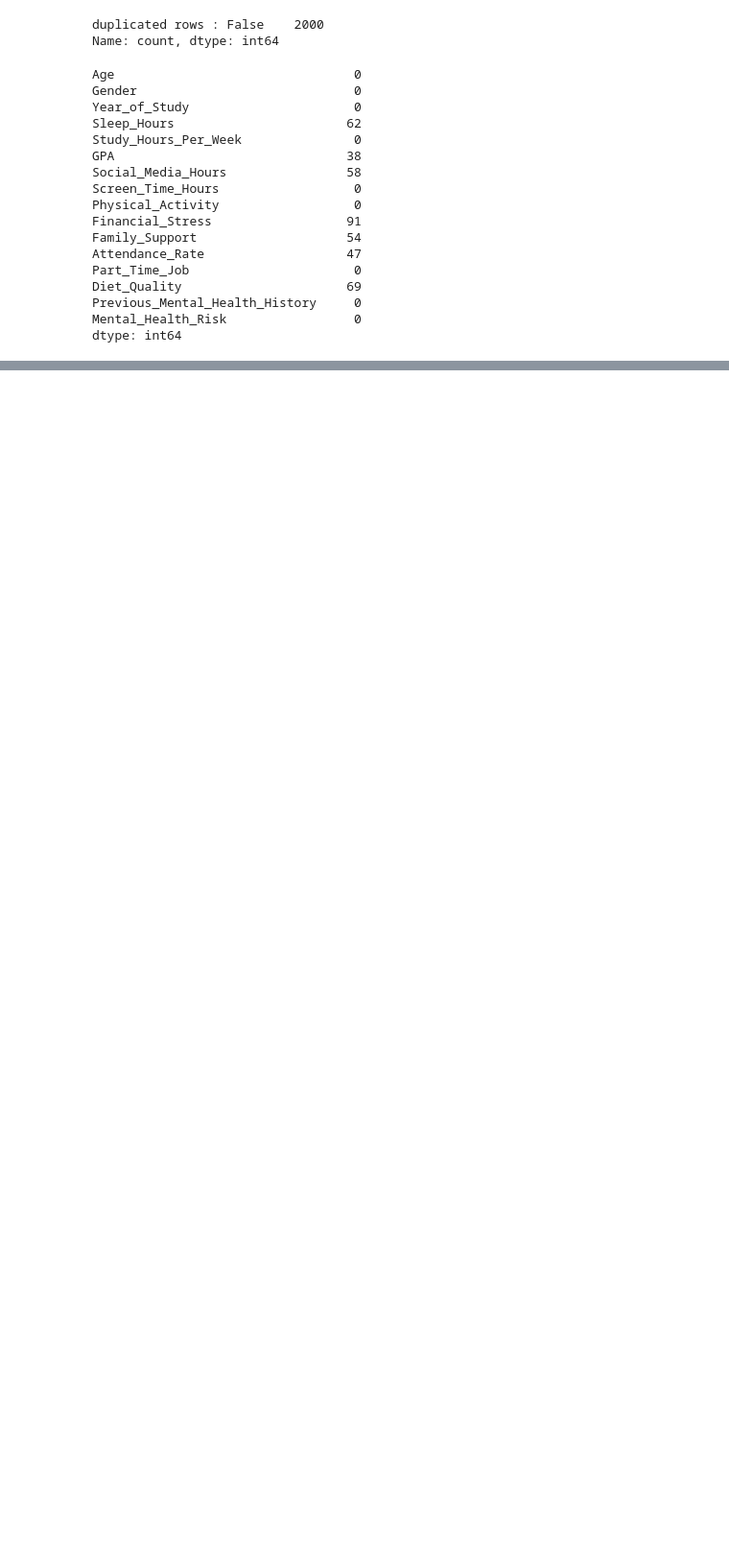
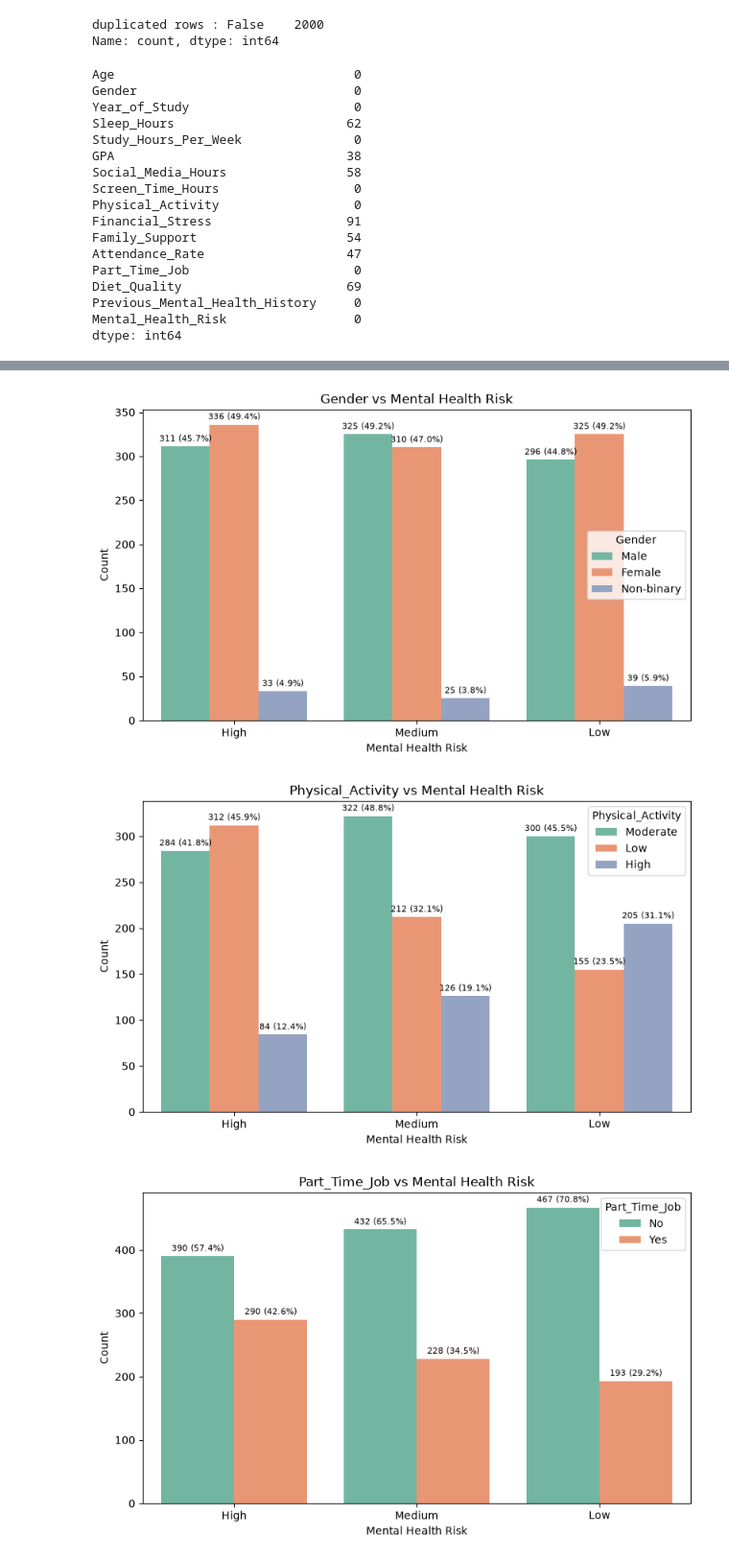
Before and after one commit to sabri-rihab/MentalHealth_SC_1, a Jupyter notebook: notebook/cleaning.ipynb, the cells around one changed output, grey strips where cells are left out. Shown at 96% size. Drawn from its saved outputs; the diff is of its cells as text; code cells hidden in the pictures; blank space fills up the shorter version.

```diff
--- a/notebook/cleaning.ipynb
+++ b/notebook/cleaning.ipynb
@@ -78,0 +177,35 @@ for col in catg_cols:
+# %%
+for col in catg_cols:
+    plt.figure(figsize=(8, 5))
+
+    ax = sns.countplot(
+        data=df,
+        x='Mental_Health_Risk',
+        hue=col,
+        palette='Set2'
+    )
+
+    totals = df['Mental_Health_Risk'].value_counts()
+
+    for container in ax.containers:
+        labels = []
+
+        for i, bar in enumerate(container):
+            count = bar.get_height()
+            risk = ax.get_xticklabels()[i].get_text()
+            percentage = (count / totals[risk]) * 100 if totals[risk] else 0
+
+            labels.append(f'{count:.0f} ({percentage:.1f}%)')
+
+        ax.bar_label(container, labels=labels, padding=3, fontsize=8)
+
+    plt.title(f'{col} vs Mental Health Risk')
+    plt.xlabel('Mental Health Risk')
+    plt.ylabel('Count')
+    plt.legend(title=col)
+    plt.tight_layout()
+    plt.show()
+# %% [output]
+[figure, added]
+[figure, added]
+[figure, added]
```
Also changed, not shown: parts of 8 cells of this notebook.
